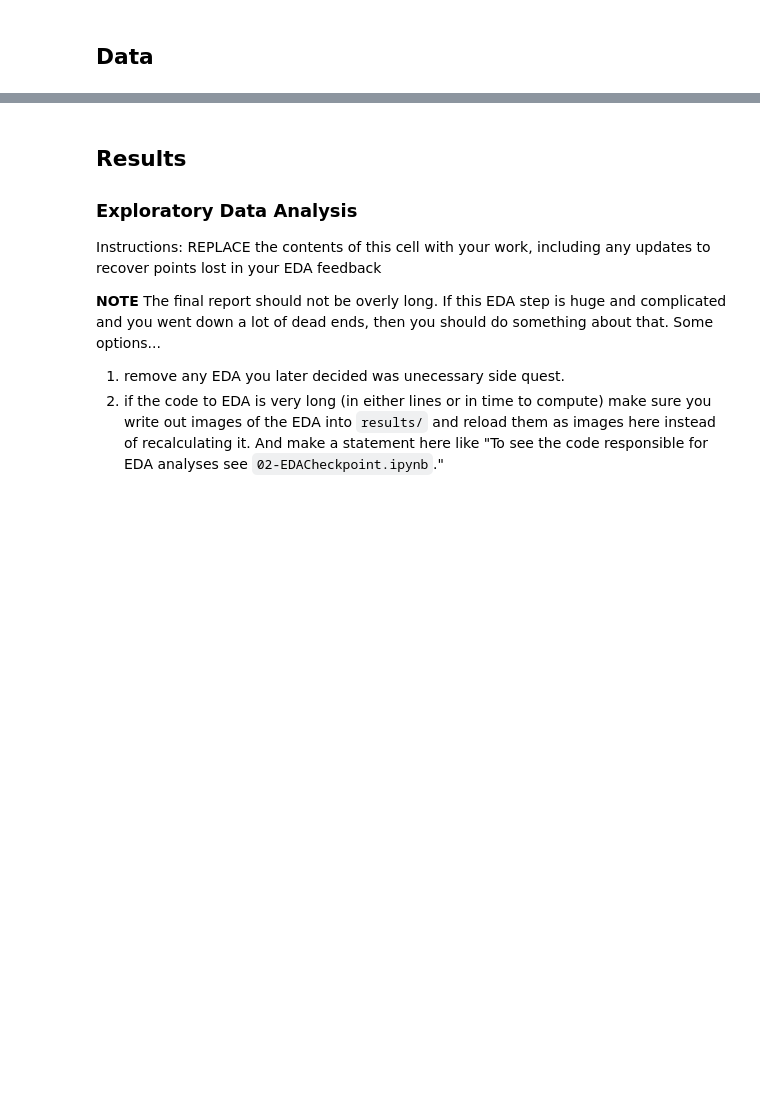
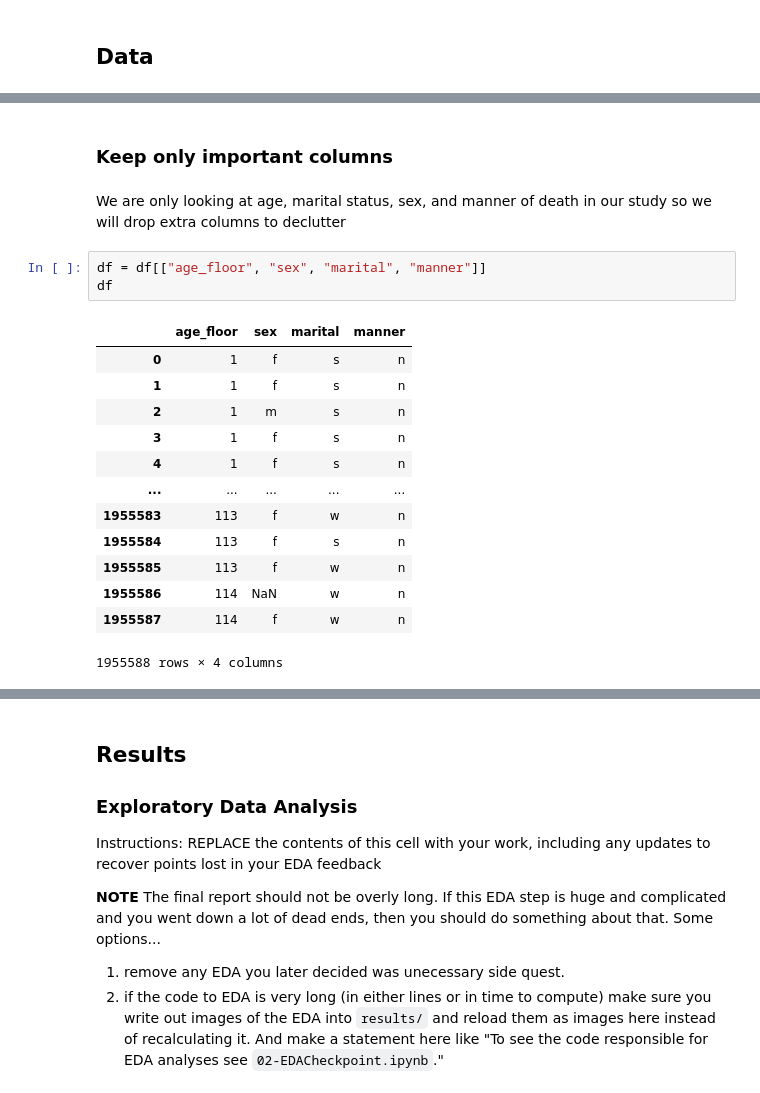
Before and after one commit to COGS108/Group069_WI26, a Jupyter notebook: 03-FinalProject.ipynb, the cells around one changed output, grey strips where cells are left out. Saved outputs shown, nothing was run; the diff lists cells and outputs as text; blank space fills up the shorter version.

```diff
--- a/03-FinalProject.ipynb
+++ b/03-FinalProject.ipynb
@@ -101,0 +243,21 @@ Instructions: REPLACE the contents of this cell with your work, including any up
+# %% [markdown]
+### Keep only important columns
+# %% [markdown]
+We are only looking at age, marital status, sex, and manner of death in our study so we will drop extra columns to declutter
+# %%
+df = df[["age_floor", "sex", "marital", "manner"]]
+df
+# %% [output]
+|  | age_floor | sex | marital | manner |
+| 0 | 1 | f | s | n |
+| 1 | 1 | f | s | n |
+| 2 | 1 | m | s | n |
+| 3 | 1 | f | s | n |
+| 4 | 1 | f | s | n |
+| ... | ... | ... | ... | ... |
+| 1955583 | 113 | f | w | n |
+| 1955584 | 113 | f | s | n |
+| 1955585 | 113 | f | w | n |
+| 1955586 | 114 | NaN | w | n |
+| 1955587 | 114 | f | w | n |
+1955588 rows × 4 columns
```
Also changed, not shown: parts of 40 cells of this notebook, 2 other files.
